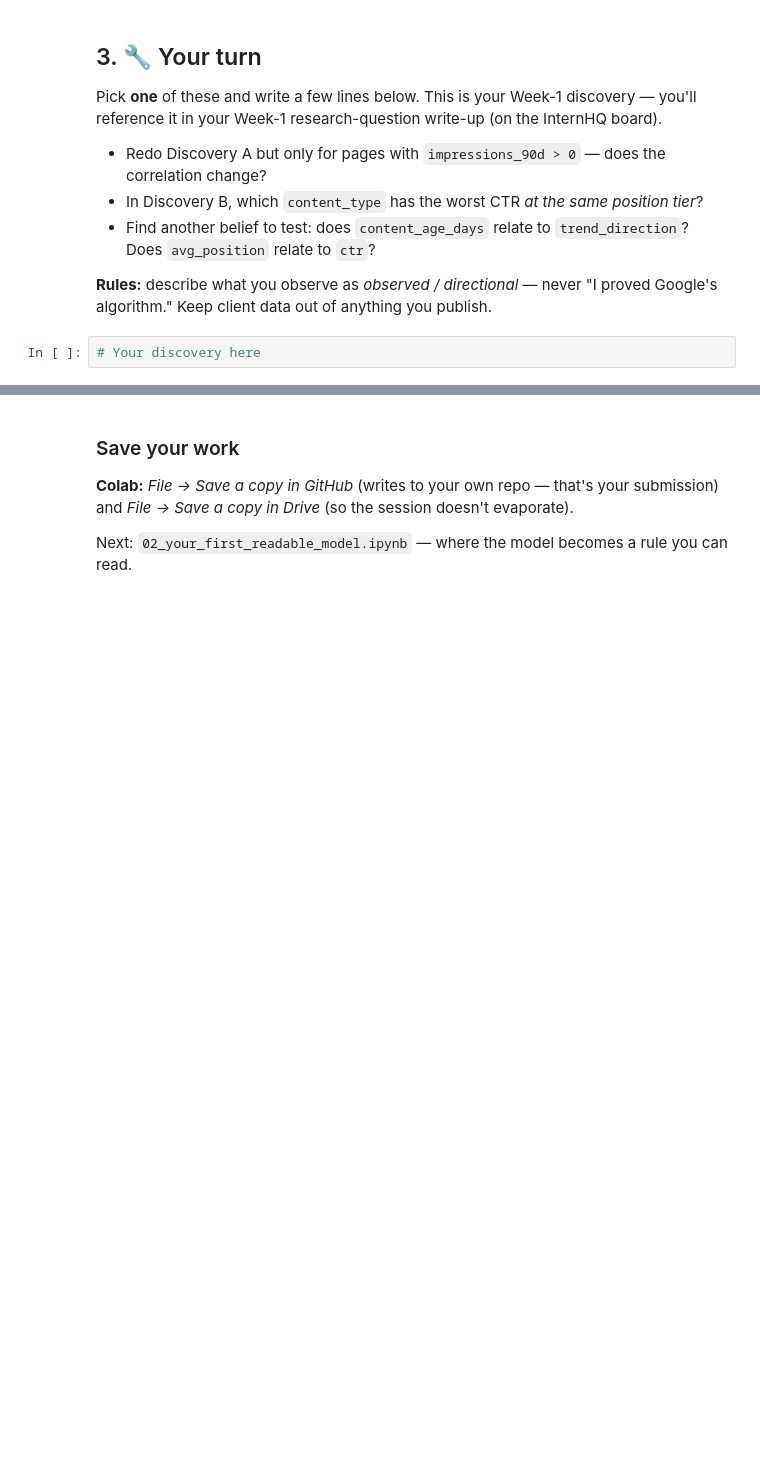
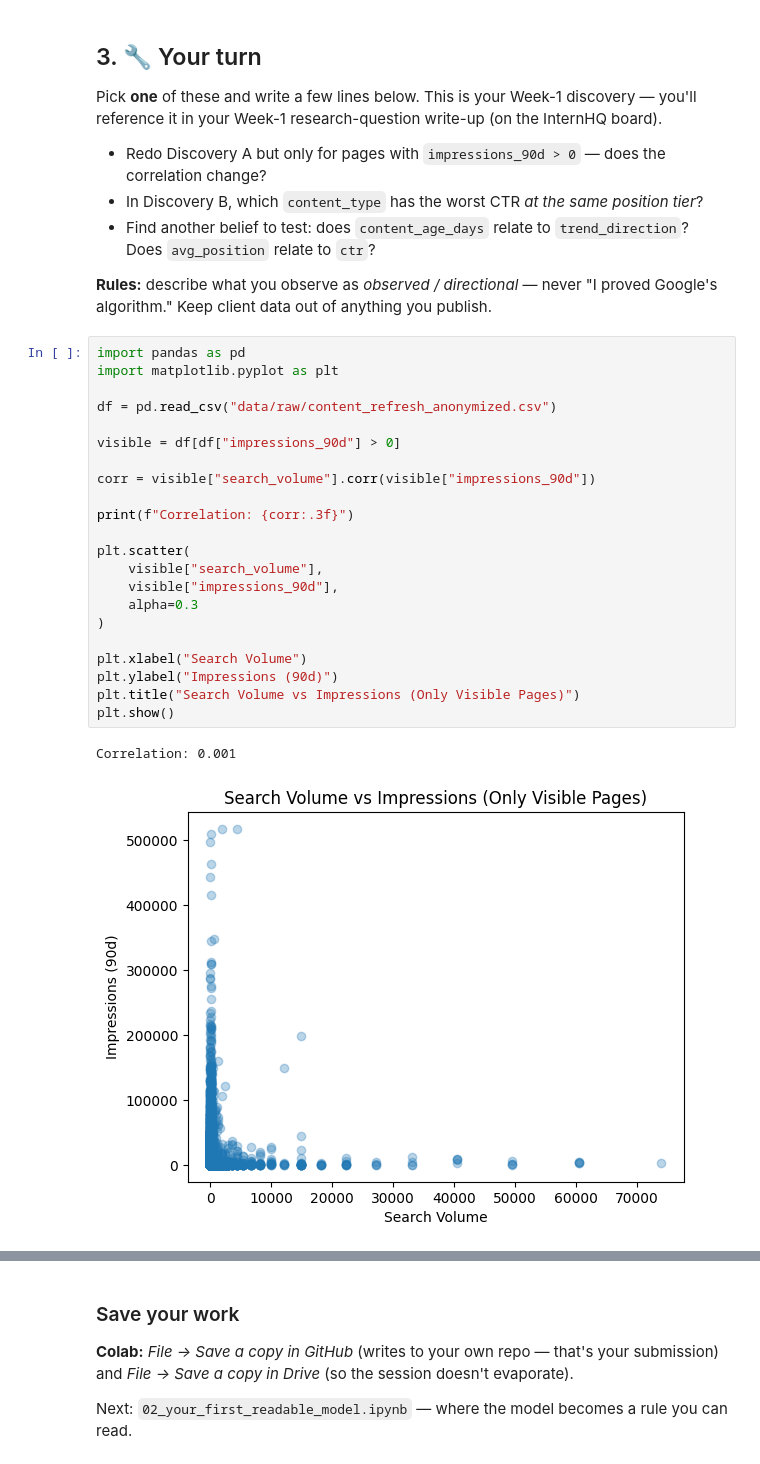
Before and after one commit to Aleeza-Maryam/Aleeza-ML-Internship-WEEK1, a Jupyter notebook: notebooks/01_first_look_and_discovery.ipynb, the cells around one changed output, grey strips where cells are left out. Cells and saved outputs as stored; diff of their text form; blank space fills up the shorter version.

```diff
--- a/notebooks/01_first_look_and_discovery.ipynb
+++ b/notebooks/01_first_look_and_discovery.ipynb
@@ -98,4 +152,27 @@ Pick **one** of these and write a few lines below. This is your Week-1 discovery
 
 **Rules:** describe what you observe as *observed / directional* — never "I proved Google's algorithm." Keep client data out of anything you publish.
 # %%
-# Your discovery here
+import pandas as pd
+import matplotlib.pyplot as plt
+
+df = pd.read_csv("data/raw/content_refresh_anonymized.csv")
+
+visible = df[df["impressions_90d"] > 0]
+
+corr = visible["search_volume"].corr(visible["impressions_90d"])
+
+print(f"Correlation: {corr:.3f}")
+
+plt.scatter(
+    visible["search_volume"],
+    visible["impressions_90d"],
+    alpha=0.3
+)
+
+plt.xlabel("Search Volume")
+plt.ylabel("Impressions (90d)")
+plt.title("Search Volume vs Impressions (Only Visible Pages)")
+plt.show()
+# %% [output]
+Correlation: 0.001
+[figure, added]
```
Also changed, not shown: parts of 8 cells of this notebook.
